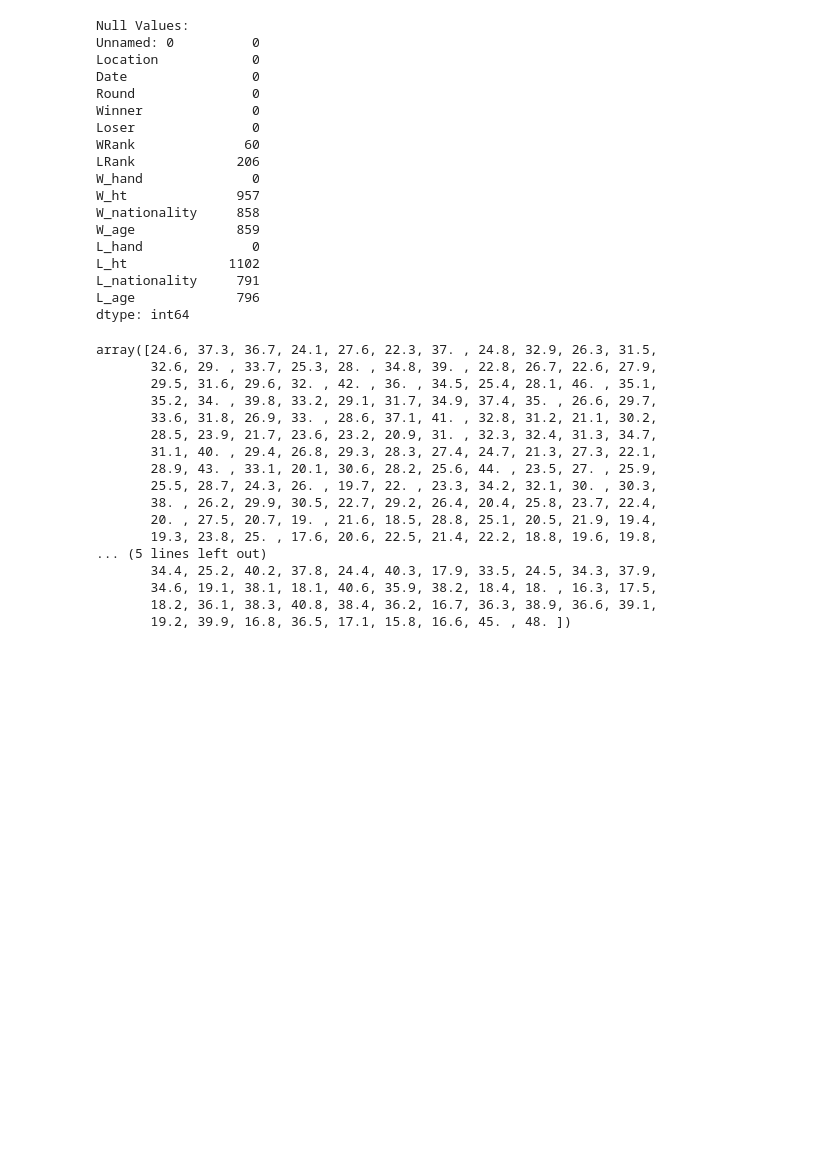
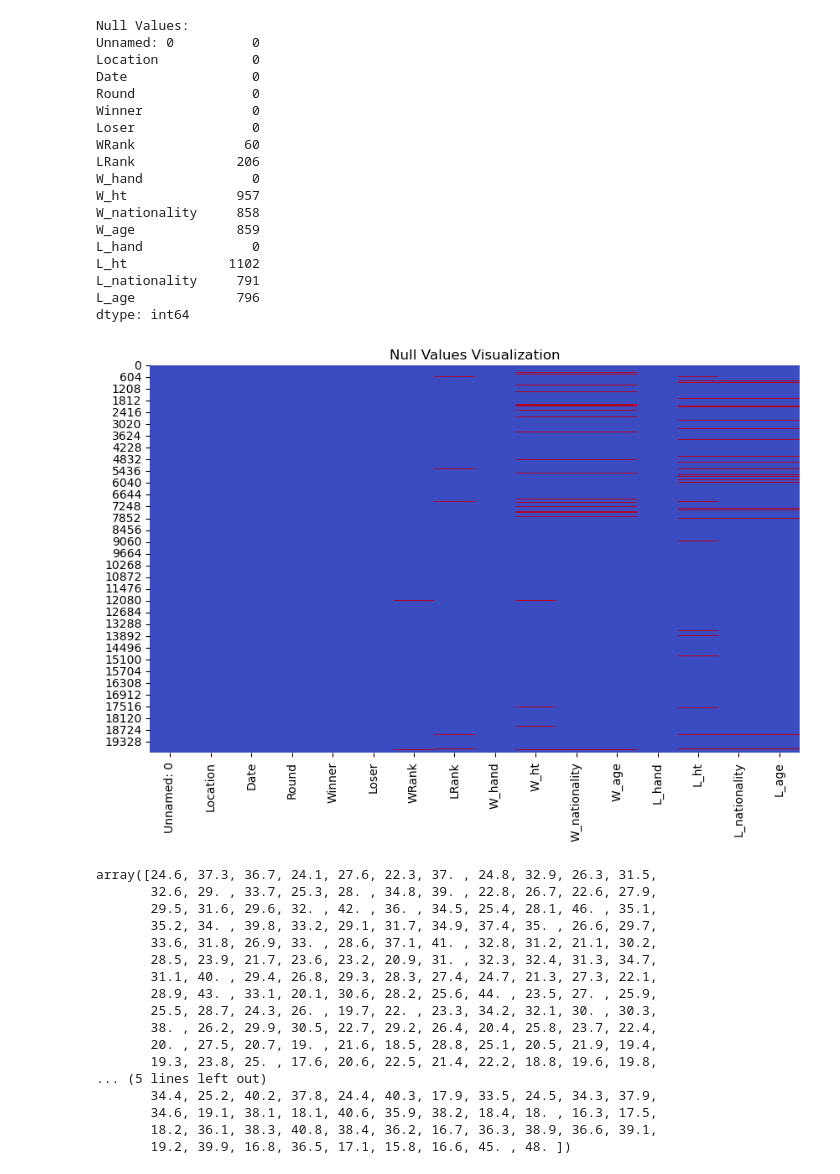
Before and after one commit to Farnaaaz/TenniMatchPrediction, a Jupyter notebook: Cleaned and Compiled Data from 3 dataframes.ipynb, the cells around one changed output. Drawn from its saved outputs; the diff is of its cells as text; code cells hidden in the pictures; blank space fills up the shorter version.

```diff
--- a/Cleaned and Compiled Data from 3 dataframes.ipynb
+++ b/Cleaned and Compiled Data from 3 dataframes.ipynb
@@ -770,6 +769,13 @@ L_ht             1102
 L_nationality     791
 L_age             796
 dtype: int64
+# %%
+plt.figure(figsize=(10, 6))
+sns.heatmap(df.isnull(), cmap='coolwarm', cbar=False)
+plt.title('Null Values Visualization')
+plt.show()
+# %% [output]
+[figure, added]
 # %%
 df['WRank'].fillna(-1, inplace=True)  # Replace with -1 or another value indicating unknown rank
 df['LRank'].fillna(-1, inplace=True)  # Replace with -1 or another value indicating unknown rank
```
Also changed, not shown: parts of 4 cells of this notebook.
